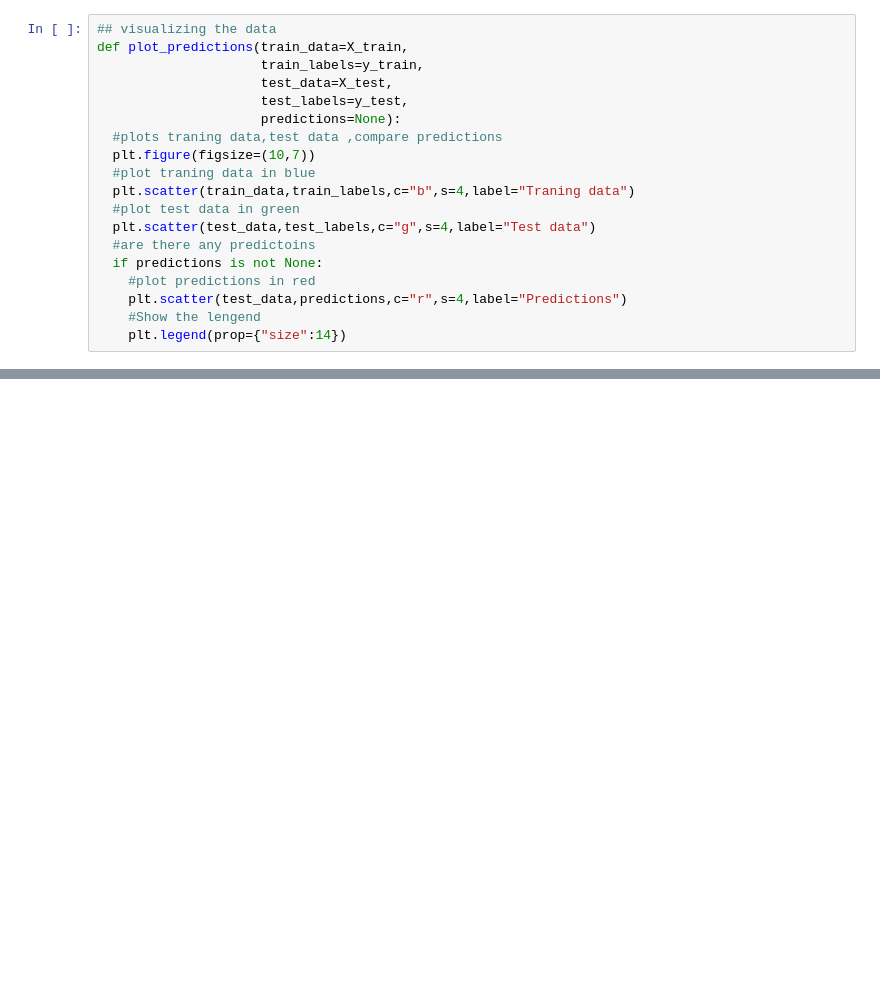
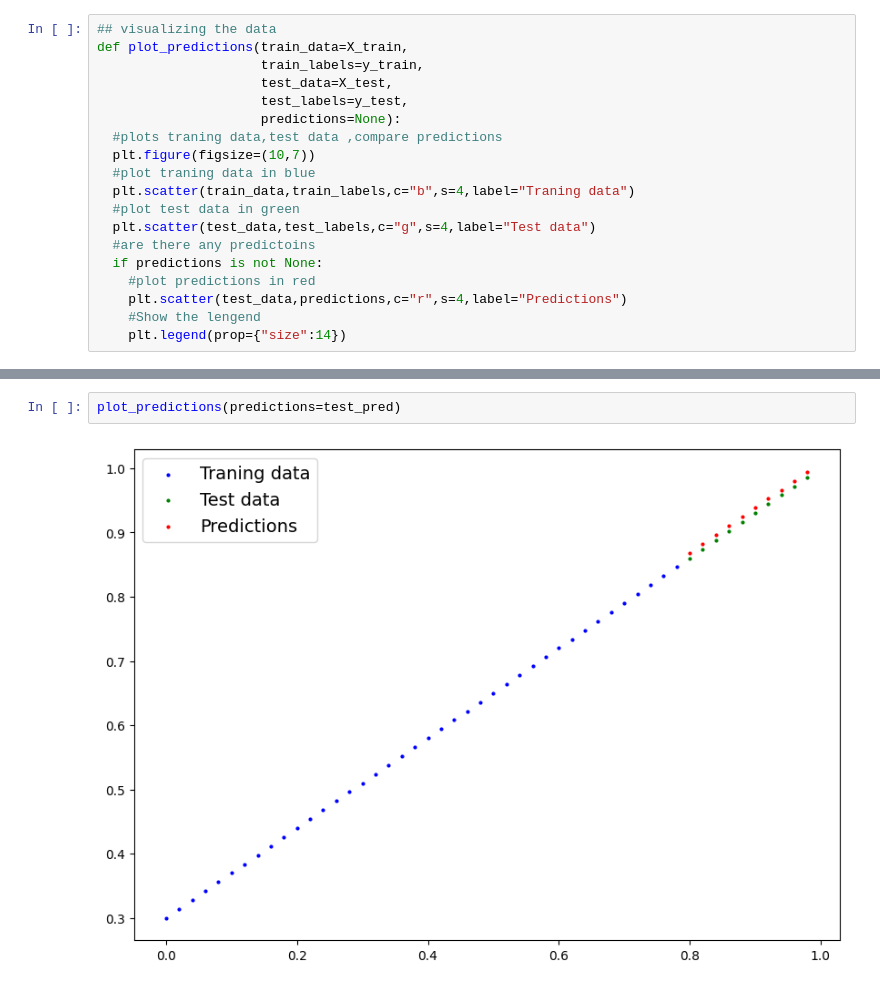
Before and after one commit to angrybird05/pyTorch, a Jupyter notebook: PyTorch_main.ipynb, the cells around one changed output, grey strips where cells are left out. Cells and saved outputs as stored; diff of their text form; blank space fills up the shorter version.

```diff
--- a/PyTorch_main.ipynb
+++ b/PyTorch_main.ipynb
@@ -74,0 +220,4 @@ plot_predictions()
+# %%
+plot_predictions(predictions=test_pred)
+# %% [output]
+[figure, added]
```
Also changed, not shown: parts of 16 cells of this notebook.
